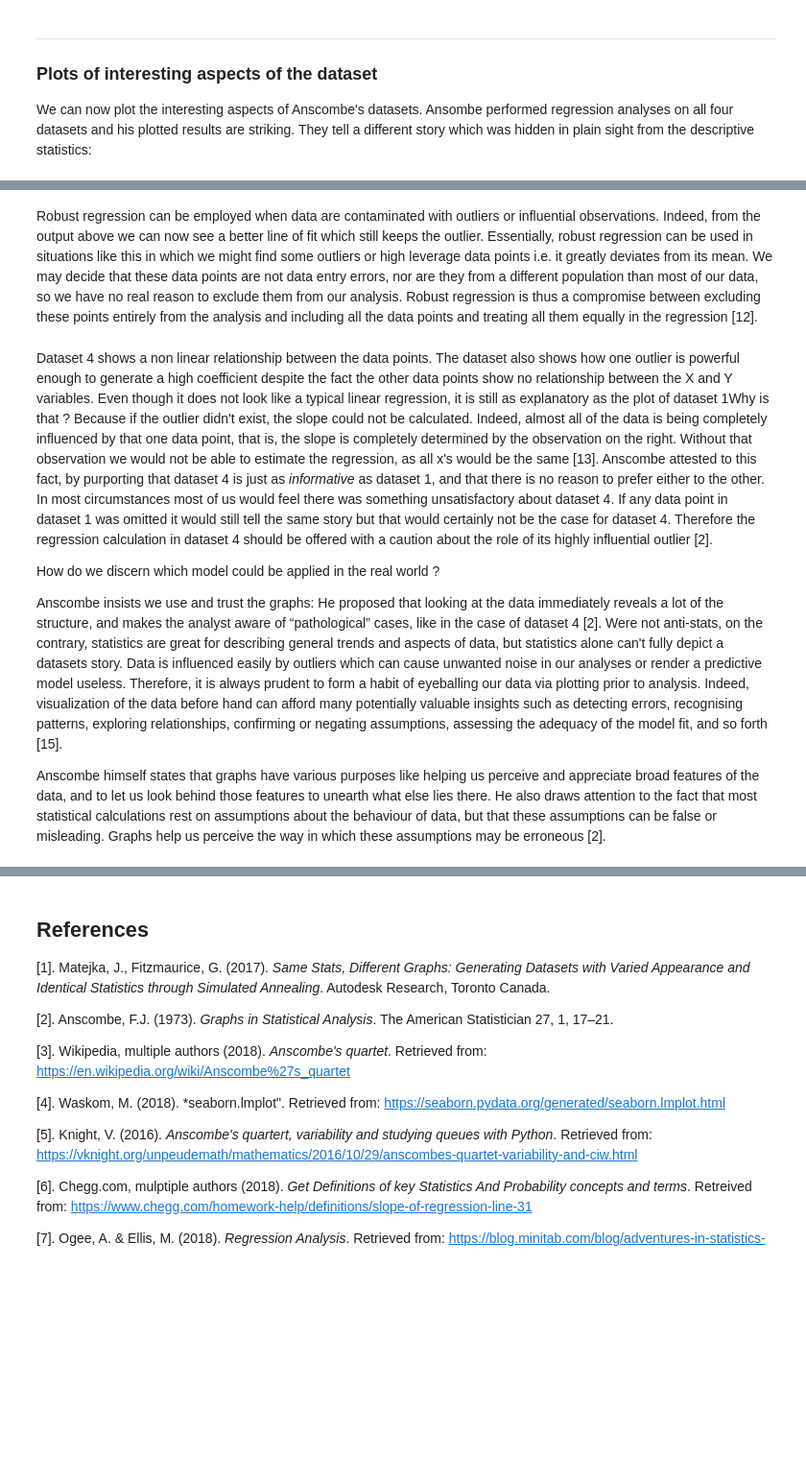
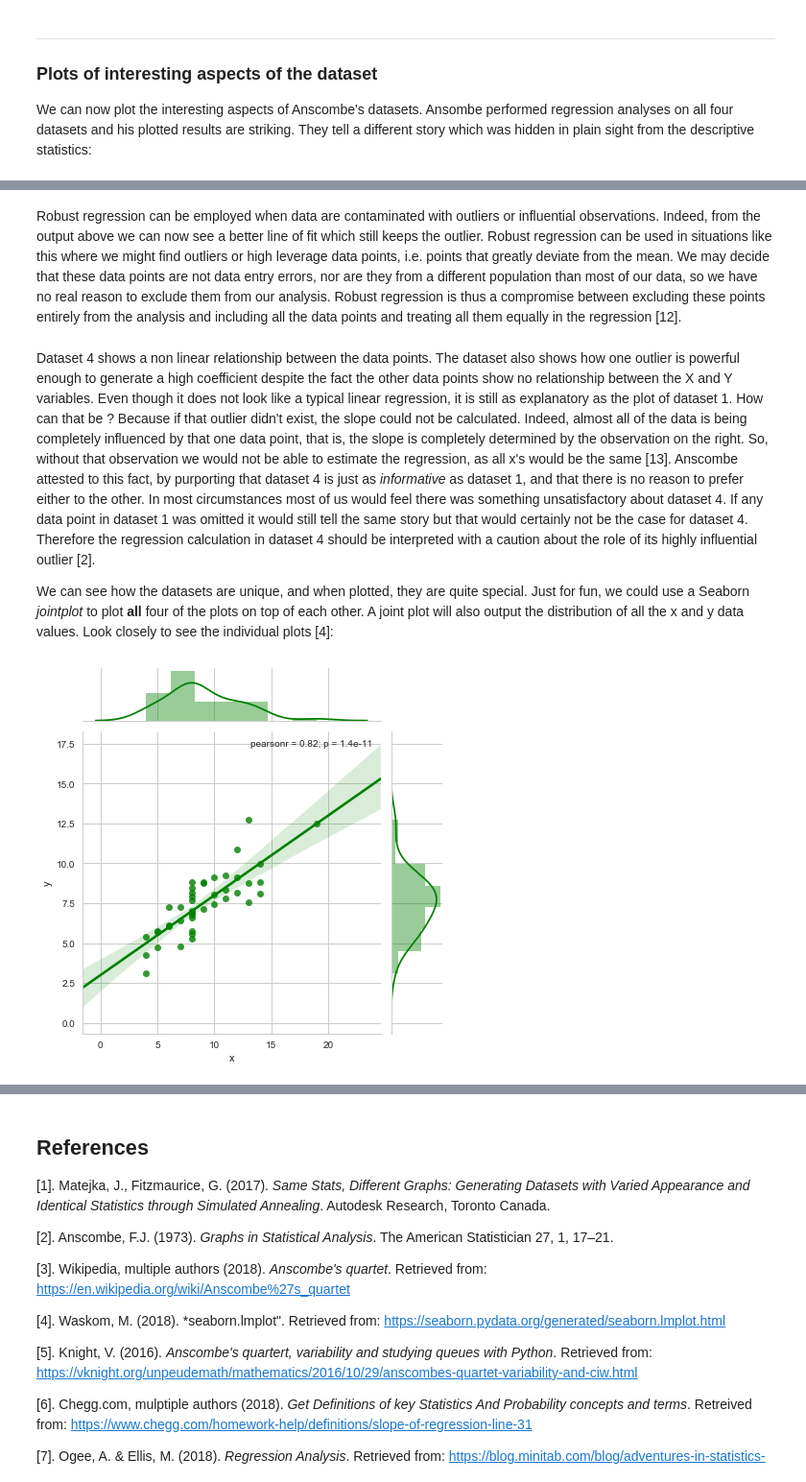
Before and after one commit to Datagatherer2357/Practical-Assignment-Fundamentals-of-data-analysis-GMIT, a Jupyter notebook: practical-assignment-anscombes-quartet-dataset.ipynb, the cells around one changed output, grey strips where cells are left out. Shown at 96% size. Drawn from its saved outputs; the diff is of its cells as text; code cells hidden in the pictures; blank space fills up the shorter version.

Commit message:
added jointplot

```diff
--- a/practical-assignment-anscombes-quartet-dataset.ipynb
+++ b/practical-assignment-anscombes-quartet-dataset.ipynb
@@ -246,10 +248,16 @@ sns.set_style("whitegrid") # Setting whitegrid theme for ease of quantitative lo
 # %% [markdown]
-Robust regression can be employed when data are contaminated with outliers or influential observations. Indeed, from the output above we can now see a better line of fit which still keeps the outlier. Essentially, robust regression can be used in situations like this in which we might find some outliers or high leverage data points i.e. it greatly deviates from its mean. We may decide that these data points are not data entry errors, nor are they from a different population than most of our data, so we have no real reason to exclude them from our analysis. Robust regression is thus a compromise between excluding these points entirely from the analysis and including all the data points and treating all them equally in the regression [12].
+Robust regression can be employed when data are contaminated with outliers or influential observations. Indeed, from the output above we can now see a better line of fit which still keeps the outlier. Robust regression can be used in situations like this where we might find outliers or high leverage data points, i.e. points that greatly deviate from the mean. We may decide that these data points are not data entry errors, nor are they from a different population than most of our data, so we have no real reason to exclude them from our analysis. Robust regression is thus a compromise between excluding these points entirely from the analysis and including all the data points and treating all them equally in the regression [12].
 # %% [markdown]
-Dataset 4 shows a non linear relationship between the data points. The dataset also shows how one outlier is powerful enough to generate a high coefficient despite the fact the other data points show no relationship between the X and Y variables. Even though it does not look like a typical linear regression, it is still as explanatory as the plot of dataset 1Why is that ? Because if the outlier didn't exist, the slope could not be calculated. Indeed, almost all of the data is being completely influenced by that one data point, that is, the slope is completely determined by the observation on the right. Without that observation we would not be able to estimate the regression, as all x's would be the same [13]. Anscombe attested to this fact, by purporting that dataset 4 is just as *informative* as dataset 1, and that there is no reason to prefer either to the other. In most circumstances most of us would feel there was something unsatisfactory about dataset 4. If any data point in dataset 1 was omitted it would still tell the same story but that would certainly not be the case for dataset 4. Therefore the regression calculation in dataset 4 should be offered with a caution about the role of its highly influential outlier [2].
+Dataset 4 shows a non linear relationship between the data points. The dataset also shows how one outlier is powerful enough to generate a high coefficient despite the fact the other data points show no relationship between the X and Y variables. Even though it does not look like a typical linear regression, it is still as explanatory as the plot of dataset 1. How can that be ? Because if that outlier didn't exist, the slope could not be calculated. Indeed, almost all of the data is being completely influenced by that one data point, that is, the slope is completely determined by the observation on the right. So, without that observation we would not be able to estimate the regression, as all x's would be the same [13]. Anscombe attested to this fact, by purporting that dataset 4 is just as *informative* as dataset 1, and that there is no reason to prefer either to the other. In most circumstances most of us would feel there was something unsatisfactory about dataset 4. If any data point in dataset 1 was omitted it would still tell the same story but that would certainly not be the case for dataset 4. Therefore the regression calculation in dataset 4 should be interpreted with a caution about the role of its highly influential outlier [2].
 
-How do we discern which model could be applied in the real world ?
-
-Anscombe insists we use and trust the graphs: He proposed that looking at the data immediately reveals a lot of the structure, and makes the analyst aware of “pathological” cases, like in the case of dataset 4 [2]. Were not anti-stats, on the contrary, statistics are great for describing general trends and aspects of data, but statistics alone can't fully depict a datasets story. Data is influenced easily by outliers which can cause unwanted noise in our analyses or render a predictive model useless. Therefore, it is always prudent to form a habit of eyeballing our data via plotting prior to analysis. Indeed, visualization of the data before hand can afford many potentially valuable insights such as detecting errors, recognising patterns, exploring relationships, confirming or negating assumptions, assessing the adequacy of the model fit, and so forth [15].
-
-Anscombe himself states that graphs have various purposes like helping us perceive and appreciate broad features of the data, and to let us look behind those features to unearth what else lies there. He also draws attention to the fact that most statistical calculations rest on assumptions about the behaviour of data, but that these assumptions can be false or misleading. Graphs help us perceive the way in which these assumptions may be erroneous [2].
+We can see how the datasets are unique, and when plotted, they are quite special. Just for fun, we could use a Seaborn *jointplot* to plot **all** four of the plots on top of each other. A joint plot will also output the distribution of all the x and y data values. Look closely to see the individual plots [4]:
+# %%
+import warnings # Importing the Python warnings module to "ignore" a plot configuration warning: "UserWarning: The 'normed' kwarg is deprecated, and has been replaced by the 'density' kwarg".
+warnings.filterwarnings('ignore')
+
+sns.jointplot(x="x", y="y", data=df, kind="reg", color="g") # Add regression, kernel density fits, and colour (green)
+
+# lastly, let's not forget to reset the previously ignored warning to its default state:
+warnings.resetwarnings()
+# %% [output]
+[figure, added]
```
Also changed, not shown: parts of 9 cells of this notebook.
